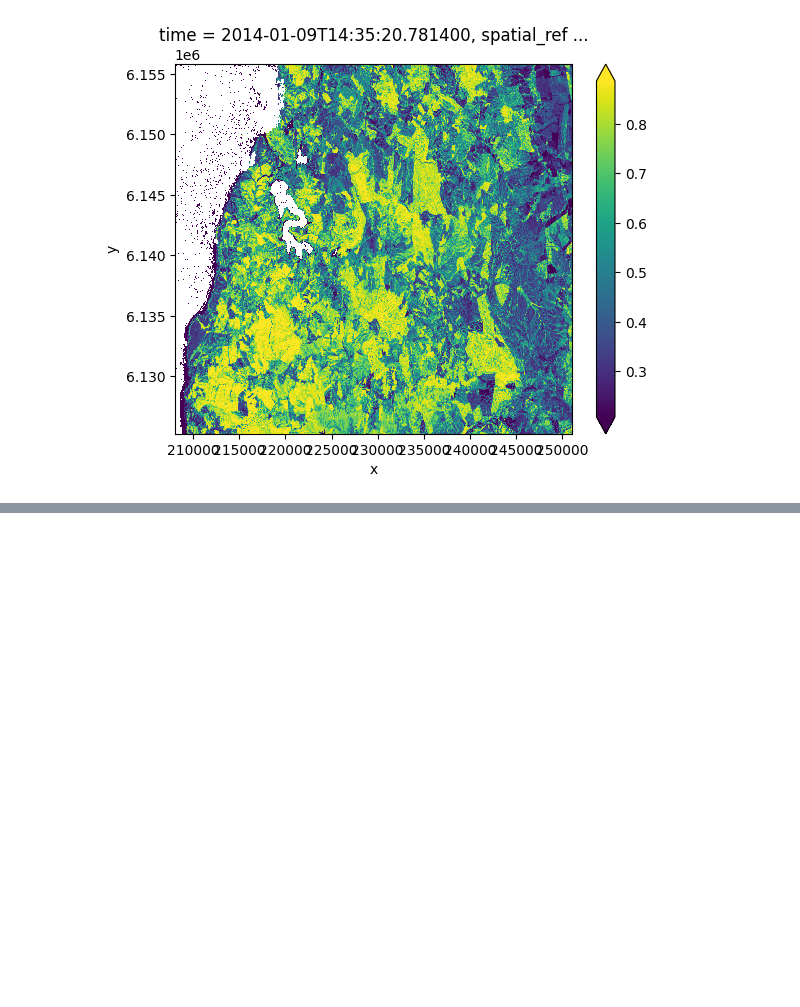
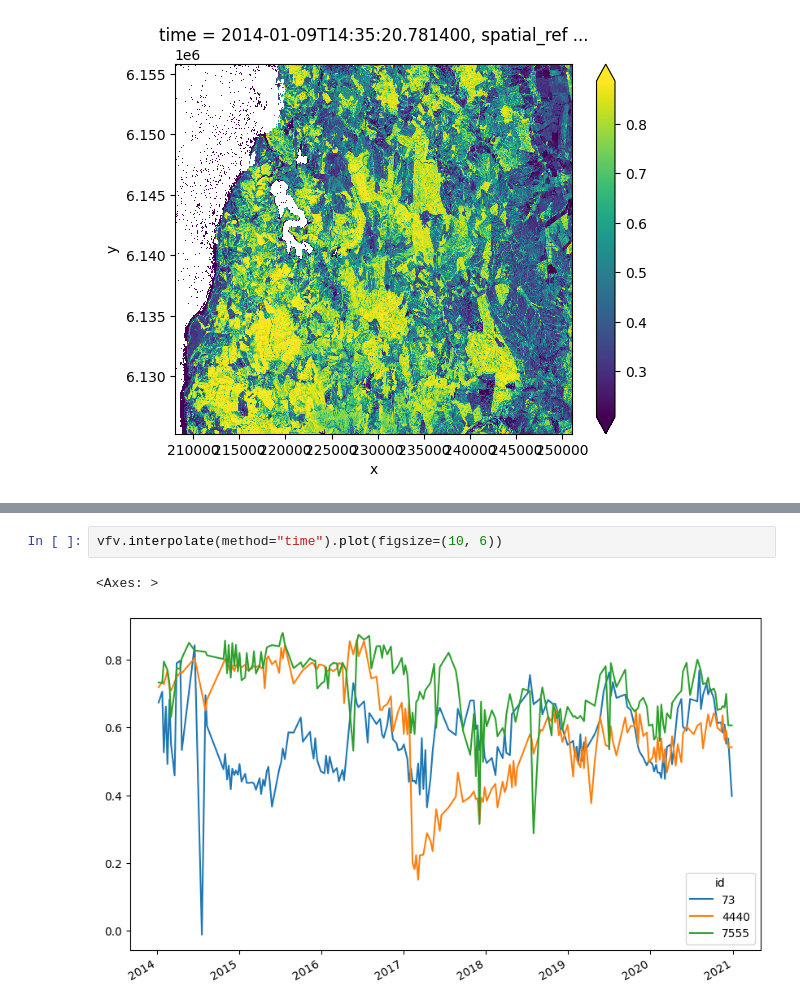
Before and after one commit to alvaroparedesl/teledeteccion_ambiental, a Jupyter notebook: taller_02/get_data.ipynb, the cells around one changed output, grey strips where cells are left out. Cells and saved outputs as stored; diff of their text form; blank space fills up the shorter version.

```diff
--- a/taller_02/get_data.ipynb
+++ b/taller_02/get_data.ipynb
@@ -256,0 +325,5 @@ ndvi.isel(time=0).plot(robust=True)
+# %%
+vfv.interpolate(method="time").plot(figsize=(10, 6))
+# %% [output]
+<Axes: >
+[figure, added]
```
Also changed, not shown: parts of 17 cells of this notebook.
